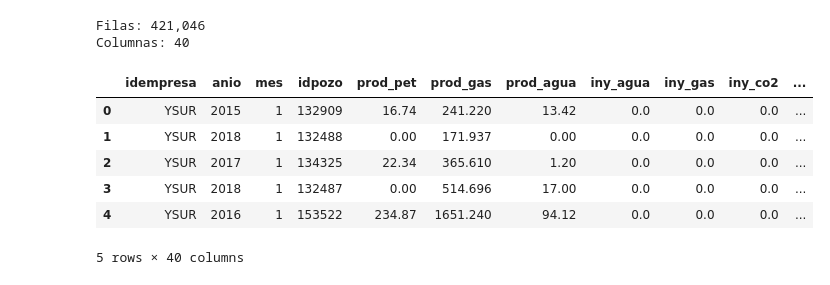
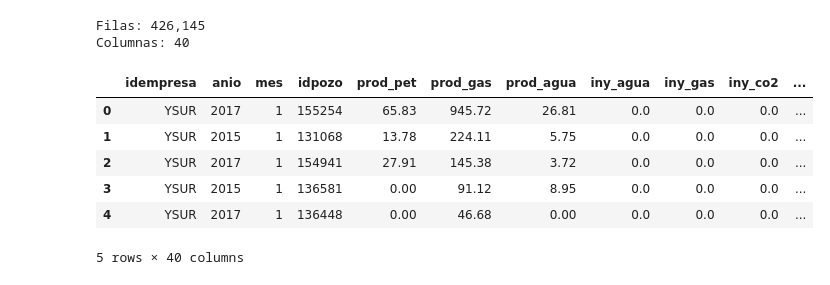
Before and after one commit to molijoaquin-DA/vaca-muerta-produccion, a Jupyter notebook: notebooks/01_exploracion_inicial.ipynb, the cells around one changed output. Cells and saved outputs as stored; diff of their text form; code cells hidden in the pictures.

Commit message:
Actualización de la exploración del dataset y requirements necesarios

```diff
--- a/notebooks/01_exploracion_inicial.ipynb
+++ b/notebooks/01_exploracion_inicial.ipynb
@@ -17,20 +23,27 @@ Archivo encontrado: True
 # %%
-df_produccion_vaca_muerta = pd.read_csv(
-    ruta_csv,
+# df = pd.read_csv(
+#     ruta_csv,
+#     encoding="utf-8-sig",
+#     low_memory=False
+# )
+
+# Carga del dataset online
+df = pd.read_csv(
+    "http://datos.energia.gob.ar/dataset/c846e79c-026c-4040-897f-1ad3543b407c/resource/b5b58cdc-9e07-41f9-b392-fb9ec68b0725/download/produccin-de-pozos-de-gas-y-petrleo-no-convencional.csv",
     encoding="utf-8-sig",
     low_memory=False
 )
 
-print(f"Filas: {df_produccion_vaca_muerta.shape[0]:,}")
-print(f"Columnas: {df_produccion_vaca_muerta.shape[1]:,}")
-display(df_produccion_vaca_muerta.head())
+print(f"Filas: {df.shape[0]:,}")
+print(f"Columnas: {df.shape[1]:,}")
+display(df.head())
 # %% [output]
-Filas: 421,046
+Filas: 426,145
 Columnas: 40
 |  | idempresa | anio | mes | idpozo | prod_pet | prod_gas | prod_agua | iny_agua | iny_gas | iny_co2 | ... |
-| 0 | YSUR | 2015 | 1 | 132909 | 16.74 | 241.220 | 13.42 | 0.0 | 0.0 | 0.0 | ... |
-| 1 | YSUR | 2018 | 1 | 132488 | 0.00 | 171.937 | 0.00 | 0.0 | 0.0 | 0.0 | ... |
-| 2 | YSUR | 2017 | 1 | 134325 | 22.34 | 365.610 | 1.20 | 0.0 | 0.0 | 0.0 | ... |
-| 3 | YSUR | 2018 | 1 | 132487 | 0.00 | 514.696 | 17.00 | 0.0 | 0.0 | 0.0 | ... |
-| 4 | YSUR | 2016 | 1 | 153522 | 234.87 | 1651.240 | 94.12 | 0.0 | 0.0 | 0.0 | ... |
+| 0 | YSUR | 2017 | 1 | 155254 | 65.83 | 945.72 | 26.81 | 0.0 | 0.0 | 0.0 | ... |
+| 1 | YSUR | 2015 | 1 | 131068 | 13.78 | 224.11 | 5.75 | 0.0 | 0.0 | 0.0 | ... |
+| 2 | YSUR | 2017 | 1 | 154941 | 27.91 | 145.38 | 3.72 | 0.0 | 0.0 | 0.0 | ... |
+| 3 | YSUR | 2015 | 1 | 136581 | 0.00 | 91.12 | 8.95 | 0.0 | 0.0 | 0.0 | ... |
+| 4 | YSUR | 2017 | 1 | 136448 | 0.00 | 46.68 | 0.00 | 0.0 | 0.0 | 0.0 | ... |
 5 rows × 40 columns
```
Also changed, not shown: parts of 74 cells of this notebook, 1 other file.
